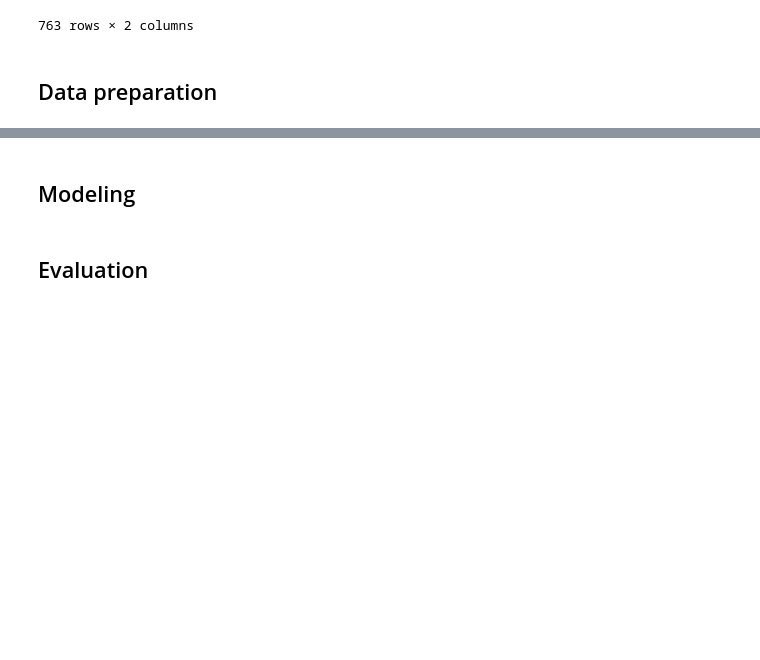
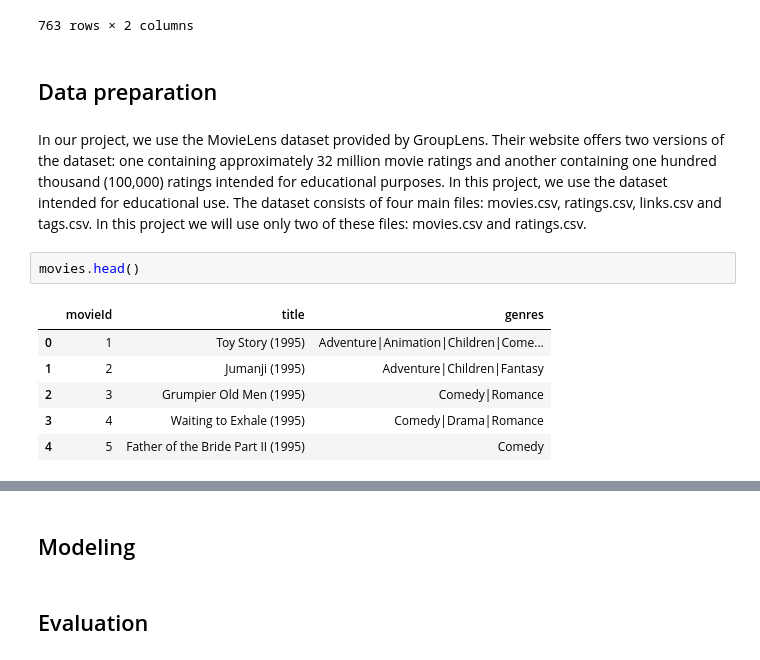
Before and after one commit to TheZink/MLL, a Jupyter notebook: Documents/Project/MovieProject.ipynb, the cells around one changed output, grey strips where cells are left out. Drawn from its saved outputs; the diff is of its cells as text; blank space fills up the shorter version.

```diff
--- a/Documents/Project/MovieProject.ipynb
+++ b/Documents/Project/MovieProject.ipynb
@@ -144,3 +144,14 @@ user_ratings
 763 rows × 2 columns
 # %% [markdown]
 ## Data preparation
+# %% [markdown]
+In our project, we use the MovieLens dataset provided by GroupLens. Their website offers two versions of the dataset: one containing approximately 32 million movie ratings and another containing one hundred thousand (100,000) ratings intended for educational purposes. In this project, we use the dataset intended for educational use. The dataset consists of four main files: movies.csv, ratings.csv, links.csv and tags.csv. In this project we will use only two of these files: movies.csv and ratings.csv.
+# %%
+movies.head()
+# %% [output]
+|  | movieId | title | genres |
+| 0 | 1 | Toy Story (1995) | Adventure|Animation|Children|Come... |
+| 1 | 2 | Jumanji (1995) | Adventure|Children|Fantasy |
+| 2 | 3 | Grumpier Old Men (1995) | Comedy|Romance |
+| 3 | 4 | Waiting to Exhale (1995) | Comedy|Drama|Romance |
+| 4 | 5 | Father of the Bride Part II (1995) | Comedy |
```
Also changed, not shown: parts of 12 cells of this notebook.
